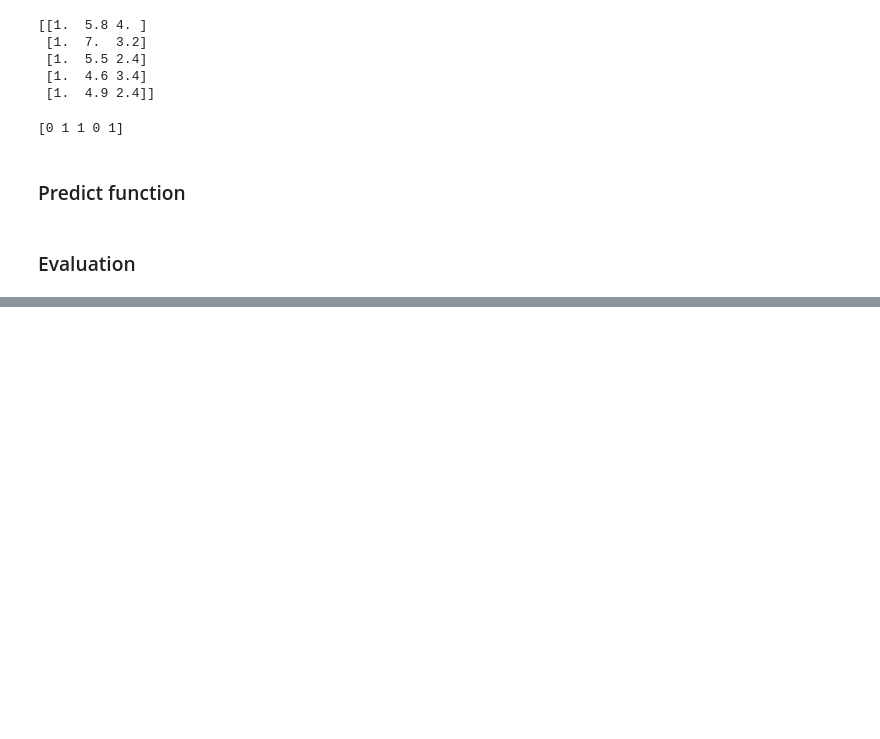
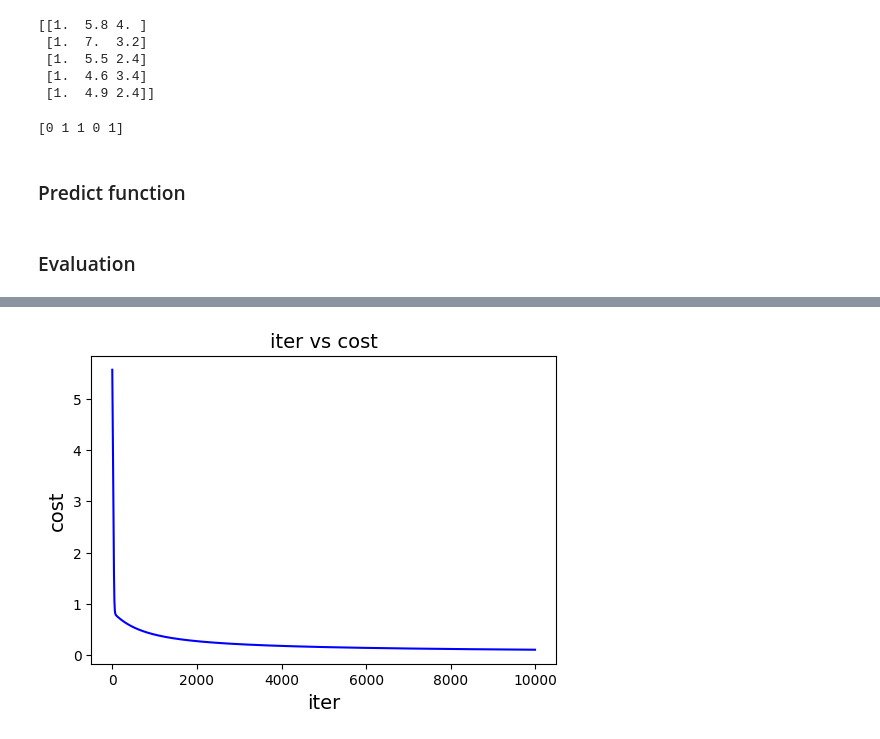
Before and after one commit to Jun-yong-lee/math4dl, a Jupyter notebook: notebooks/ch08-bi-classify.ipynb, the cells around one changed output, grey strips where cells are left out. Cells and saved outputs as stored; diff of their text form; code cells hidden in the pictures; blank space fills up the shorter version.

```diff
--- a/notebooks/ch08-bi-classify.ipynb
+++ b/notebooks/ch08-bi-classify.ipynb
@@ -158,0 +199,21 @@ def classify(y):
+# %%
+# 반복 루프
+
+for k in range(iters):
+
+    # 예측값 계산
+    yp = pred(x, w)
+
+    # 오차 계산
+    yd = yp - yt
+
+    # 경사하강법 적용
+    w = w - alpha * (x.T @ yd) / M
+
+    # 평가 결과 기록
+    if ( k % 10 == 0):
+        loss, score = evaluate(x_test, y_test, w)
+        history = np.vstack((history,
+            np.array([k, loss, score])))
+        print( "iter = %d loss = %f score = %f"
+            % (k, loss, score))
@@ -158,0 +277,10 @@ def classify(y):
+# %%
+# 학습 곡선 표시 (손실 함수)
+plt.figure(figsize=(6,4))
+plt.plot(history[:,0], history[:,1], 'b')
+plt.xlabel('iter', fontsize=14)
+plt.ylabel('cost', fontsize=14)
+plt.title('iter vs cost', fontsize=14)
+plt.show()
+# %% [output]
+[figure, added]
```
Also changed, not shown: parts of 18 cells of this notebook.
